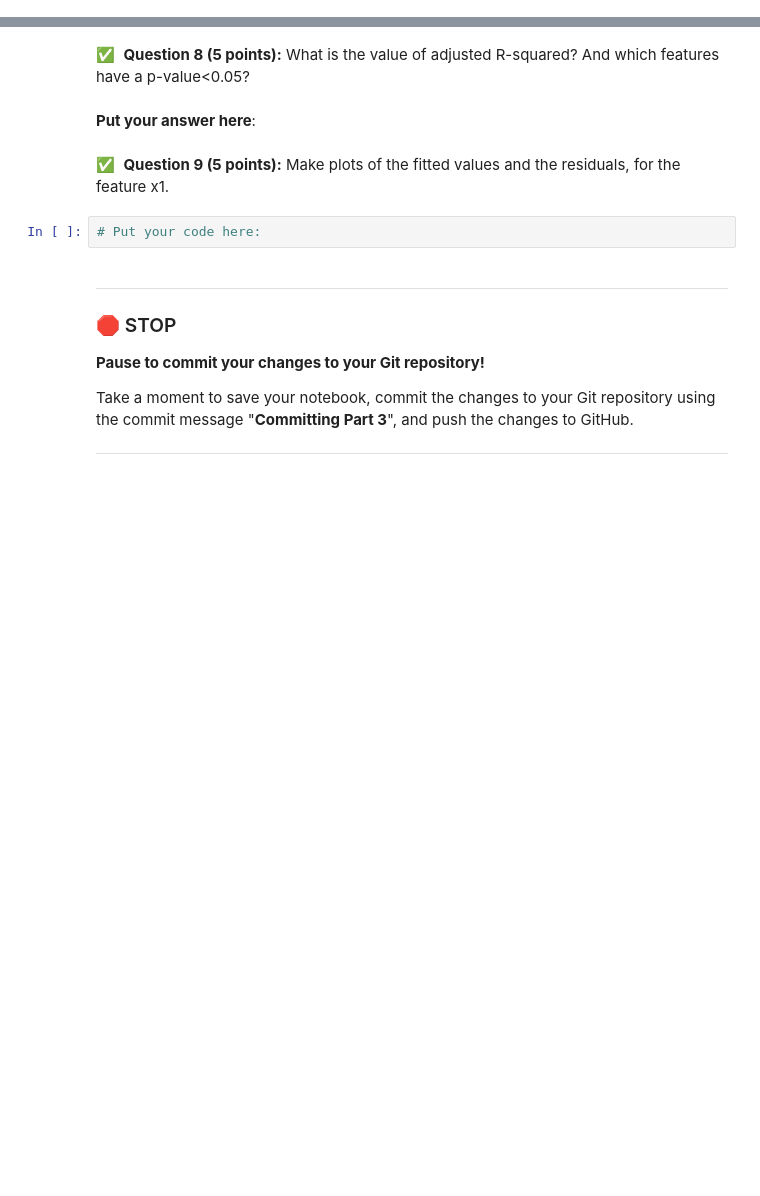
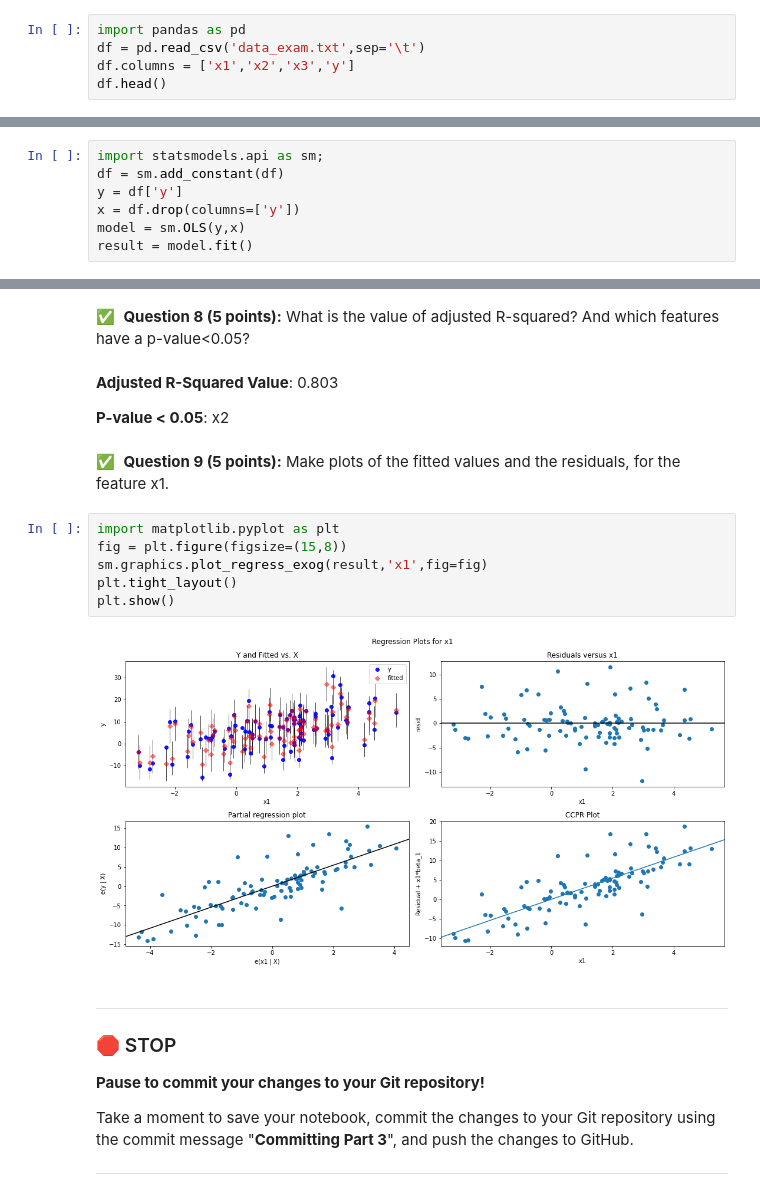
Before and after one commit to Rajmeet/cmse202-s22-turnin, a Jupyter notebook: final/CMSE202-Final-Section-002-RajmeetSinghChandok.ipynb, the cells around one changed output, grey strips where cells are left out. Saved outputs shown, nothing was run; the diff lists cells and outputs as text; blank space fills up the shorter version.

```diff
--- a/final/CMSE202-Final-Section-002-RajmeetSinghChandok.ipynb
+++ b/final/CMSE202-Final-Section-002-RajmeetSinghChandok.ipynb
@@ -118,0 +116,5 @@ import pandas as pd;
+# %%
+import pandas as pd
+df = pd.read_csv('data_exam.txt',sep='\t')
+df.columns = ['x1','x2','x3','y']
+df.head()
@@ -126,2 +132,9 @@ import statsmodels.api as sm;
+# %%
+import statsmodels.api as sm;
+df = sm.add_constant(df)
+y = df['y']
+x = df.drop(columns=['y'])
+model = sm.OLS(y,x)
+result = model.fit()
 # %% [markdown]
 &#9989;&nbsp; **Question 7 (5 points):** Show the statistical summary table of the fitted regression model.
@@ -130,11 +165,19 @@ import statsmodels.api as sm;
 # %% [markdown]
 &#9989;&nbsp; **Question 8 (5 points):** What is the value of adjusted R-squared? And which features have a p-value<0.05?
-# %% [markdown]
-**Put your answer here**:
+# %% [markdown]
+**Adjusted R-Squared Value**: 0.803
+
+**P-value < 0.05**: x2
 # %% [markdown]
 &#9989;&nbsp; **Question 9 (5 points):** Make plots of the fitted values and the residuals, for the feature x1.
-# %%
-# Put your code here:
+# %%
+import matplotlib.pyplot as plt
+fig = plt.figure(figsize=(15,8))
+sm.graphics.plot_regress_exog(result,'x1',fig=fig)
+plt.tight_layout()
+plt.show()
+# %% [output]
+[figure, added]
 # %% [markdown]
 ---
 ### &#128721; STOP
```
Also changed, not shown: parts of 5 cells of this notebook.
